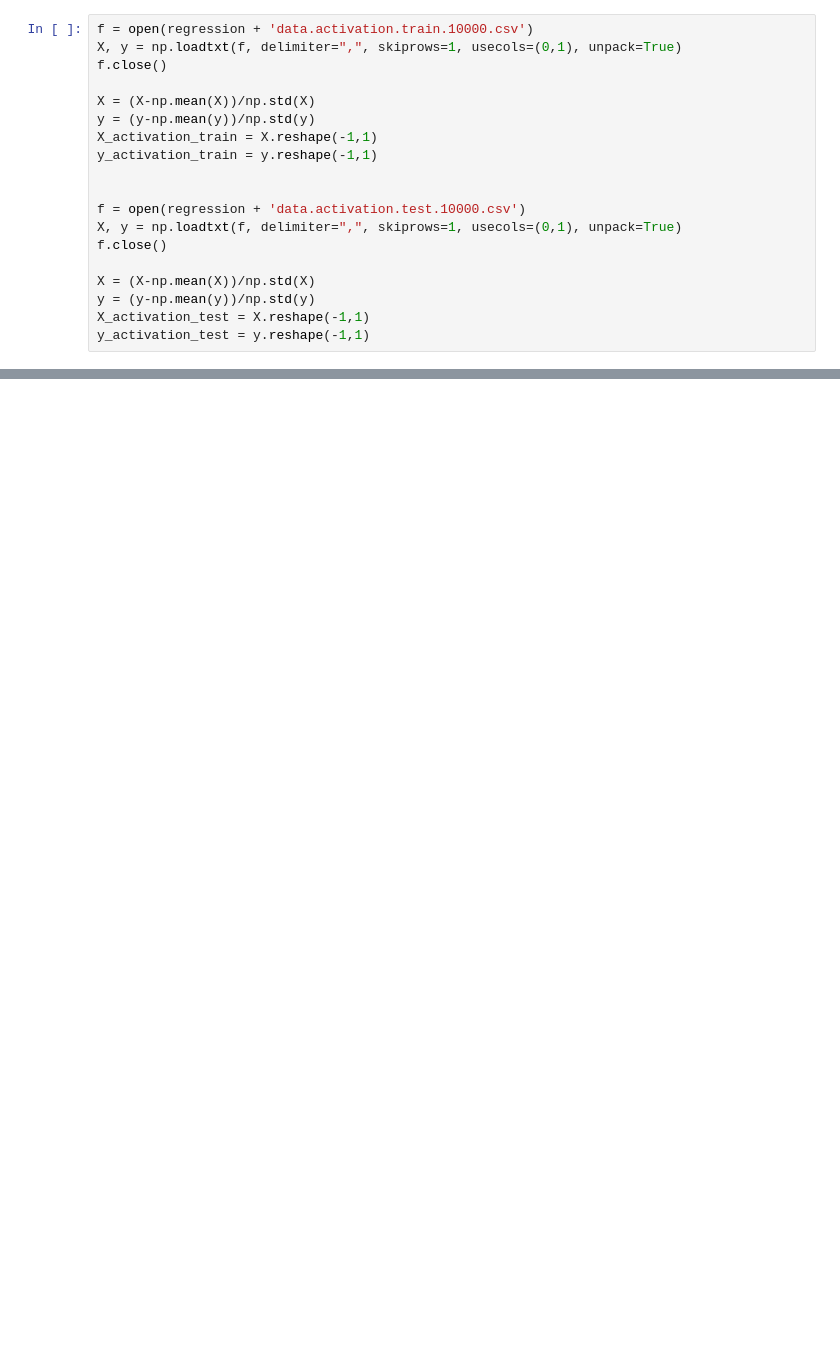
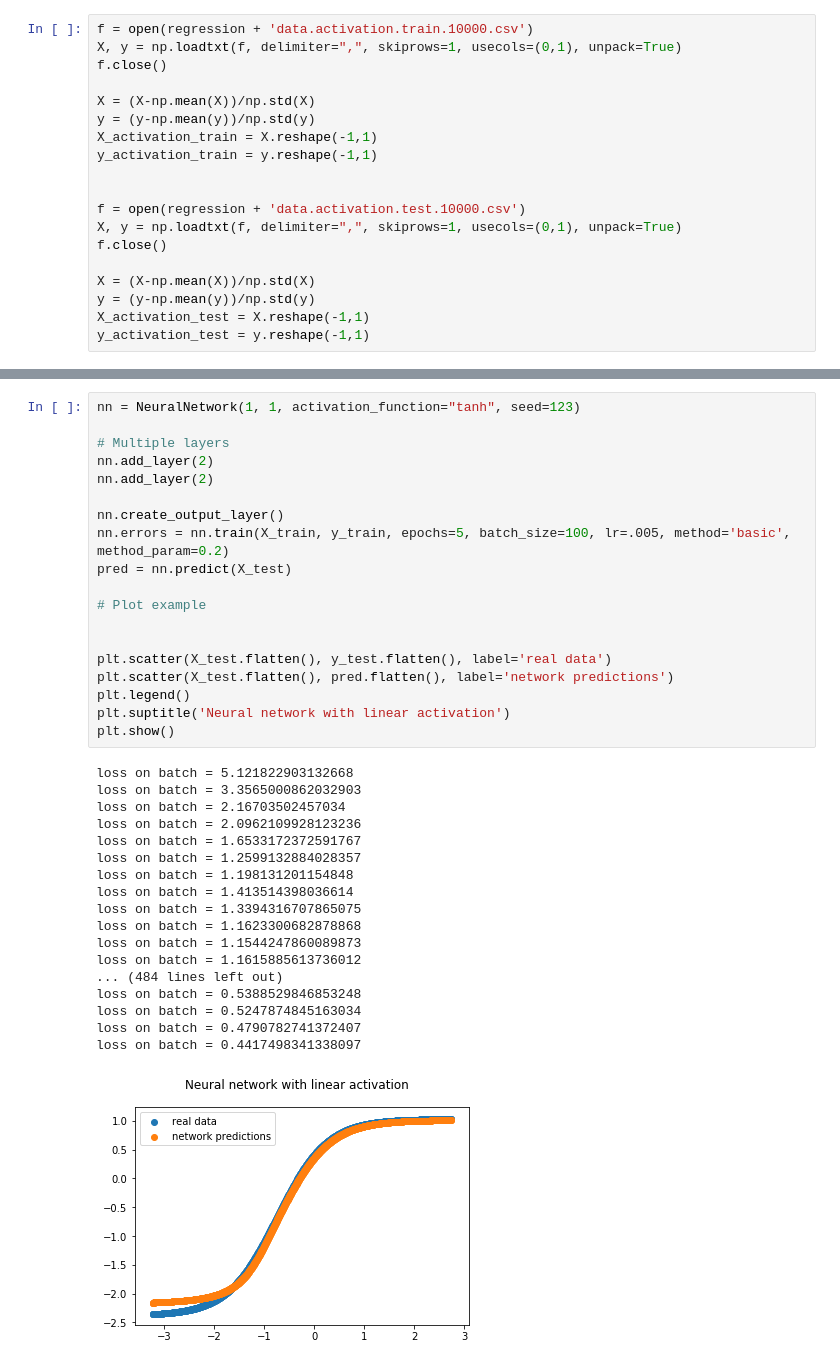
Before and after one commit to pysiakk/WUTDL2021, a Jupyter notebook: project_1/test.ipynb, the cells around one changed output, grey strips where cells are left out. Cells and saved outputs as stored; diff of their text form; blank space fills up the shorter version.

```diff
--- a/project_1/test.ipynb
+++ b/project_1/test.ipynb
@@ -382,0 +473,38 @@ loss on batch = 1.4598786285560816
+# %%
+nn = NeuralNetwork(1, 1, activation_function="tanh", seed=123)
+
+# Multiple layers
+nn.add_layer(2)
+nn.add_layer(2)
+
+nn.create_output_layer()
+nn.errors = nn.train(X_train, y_train, epochs=5, batch_size=100, lr=.005, method='basic', method_param=0.2)
+pred = nn.predict(X_test)
+
+# Plot example
+
+
+plt.scatter(X_test.flatten(), y_test.flatten(), label='real data')
+plt.scatter(X_test.flatten(), pred.flatten(), label='network predictions')
+plt.legend()
+plt.suptitle('Neural network with linear activation')
+plt.show()
+# %% [output]
+loss on batch = 5.121822903132668
+loss on batch = 3.3565000862032903
+loss on batch = 2.16703502457034
+loss on batch = 2.0962109928123236
+loss on batch = 1.6533172372591767
+loss on batch = 1.2599132884028357
+loss on batch = 1.198131201154848
+loss on batch = 1.413514398036614
+loss on batch = 1.3394316707865075
+loss on batch = 1.1623300682878868
+loss on batch = 1.1544247860089873
+loss on batch = 1.1615885613736012
+... (484 lines left out)
+loss on batch = 0.5388529846853248
+loss on batch = 0.5247874845163034
+loss on batch = 0.4790782741372407
+loss on batch = 0.4417498341338097
+[figure, added]
```
Also changed, not shown: parts of 6 cells of this notebook.
